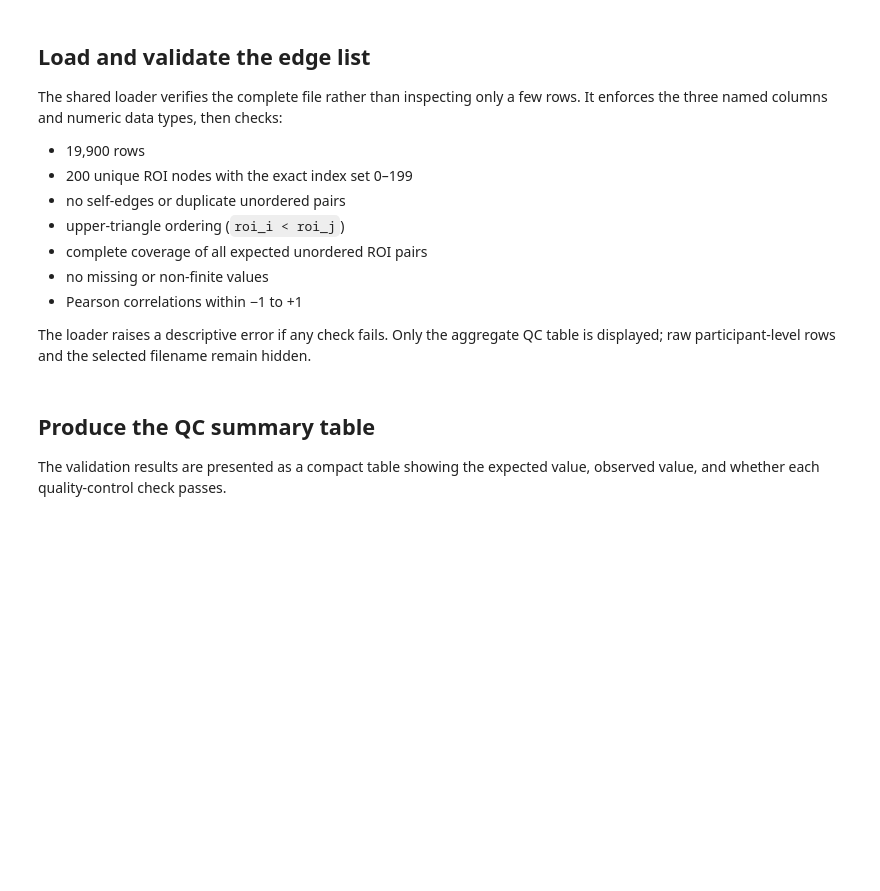
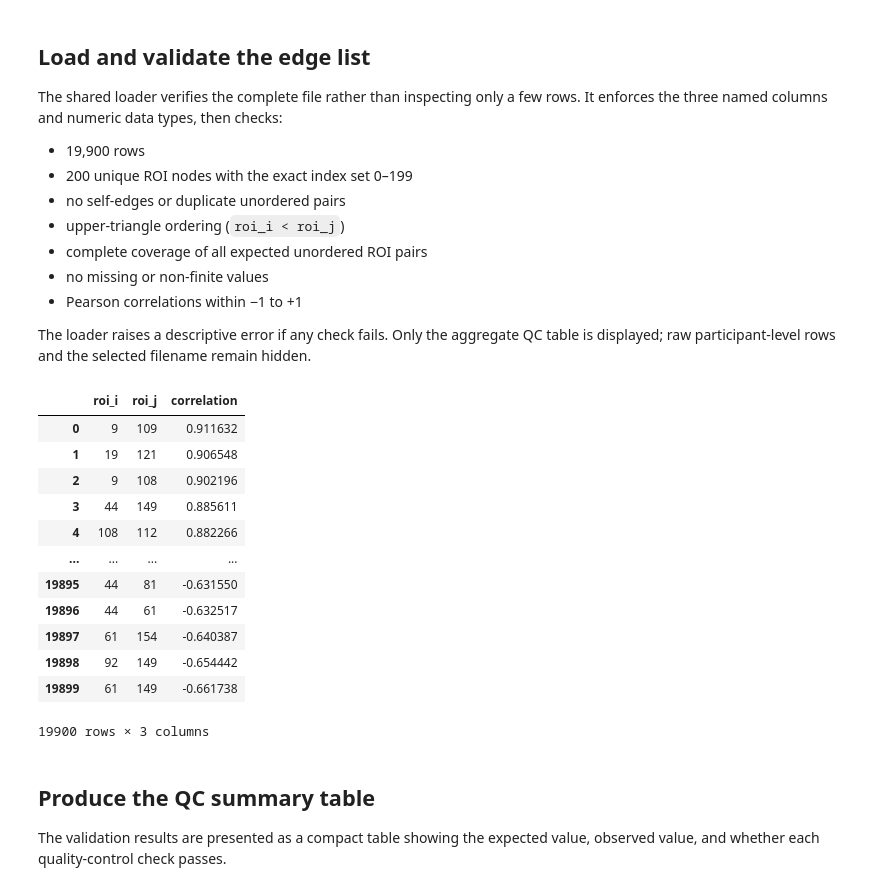
Before and after one commit to nasra-ismail/mpi-lemon-connectivity-cognition, a Jupyter notebook: notebooks/03_single_matrix_qc.ipynb, the cells around one changed output. Saved outputs shown, nothing was run; the diff lists cells and outputs as text; code cells hidden in the pictures; blank space fills up the shorter version.

```diff
--- a/notebooks/03_single_matrix_qc.ipynb
+++ b/notebooks/03_single_matrix_qc.ipynb
@@ -99,6 +94,21 @@ table is displayed; raw participant-level rows and the selected filename remain
 hidden.
 # %%
 edge_table = load_fcm_edge_list(target_file_path, n_rois=200)
+edge_table
+# %% [output]
+|  | roi_i | roi_j | correlation |
+| 0 | 9 | 109 | 0.911632 |
+| 1 | 19 | 121 | 0.906548 |
+| 2 | 9 | 108 | 0.902196 |
+| 3 | 44 | 149 | 0.885611 |
+| 4 | 108 | 112 | 0.882266 |
+| ... | ... | ... | ... |
+| 19895 | 44 | 81 | -0.631550 |
+| 19896 | 44 | 61 | -0.632517 |
+| 19897 | 61 | 154 | -0.640387 |
+| 19898 | 92 | 149 | -0.654442 |
+| 19899 | 61 | 149 | -0.661738 |
+19900 rows × 3 columns
 # %% [markdown]
 ## Produce the QC summary table
 
```
Also changed, not shown: parts of 14 cells of this notebook.
